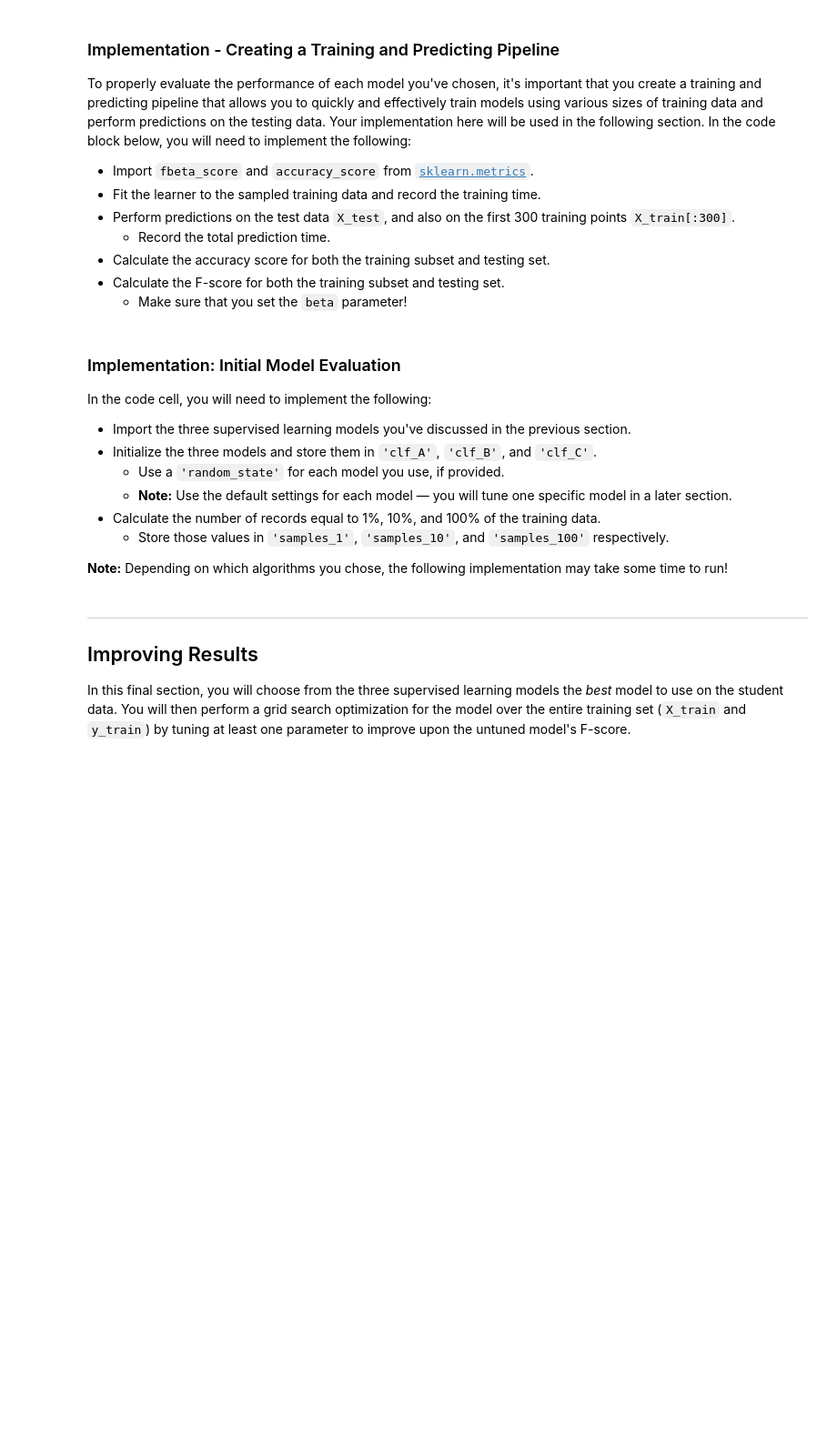
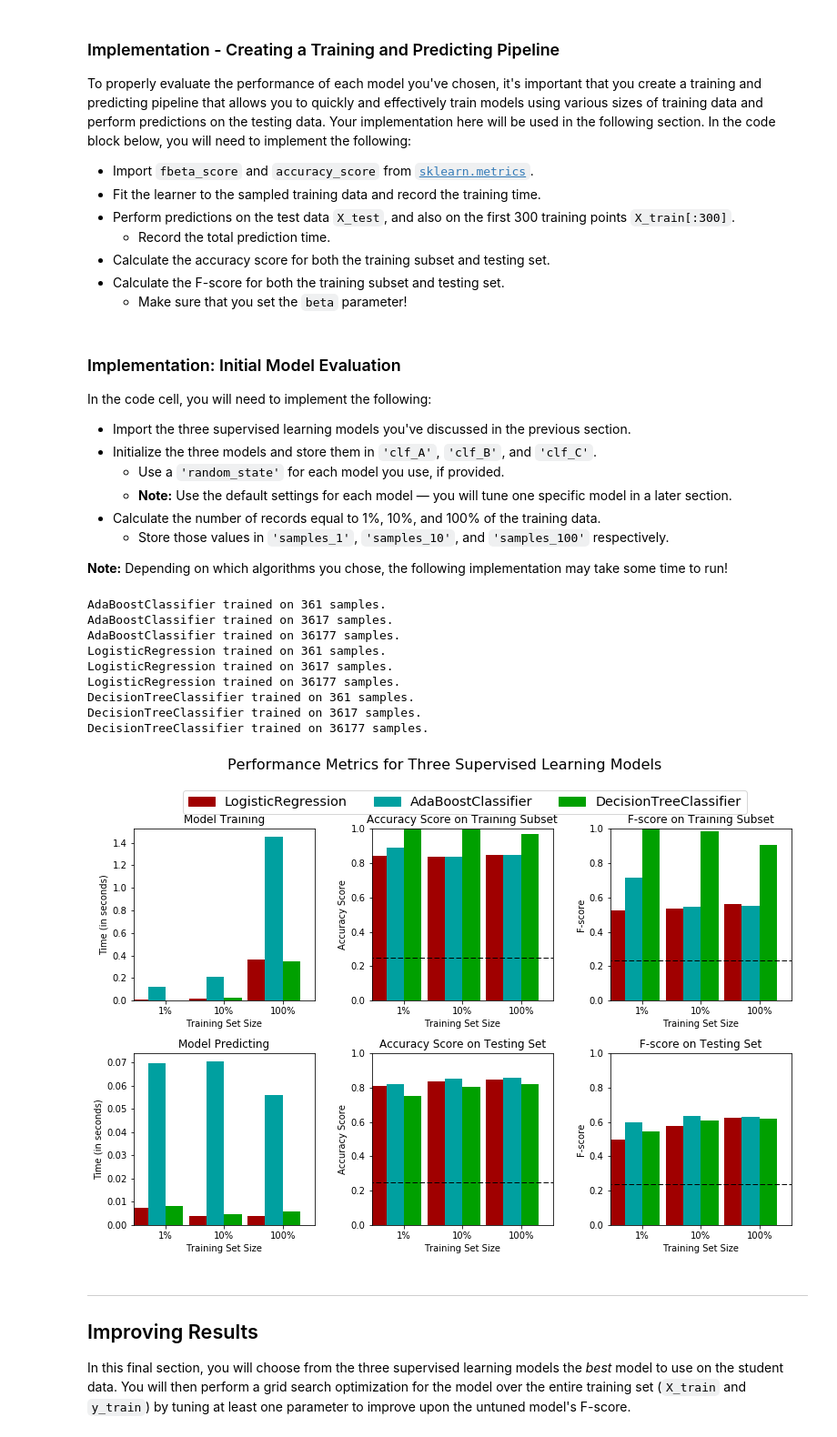
Before and after one commit to kawai92/finding_donors, a Jupyter notebook: finding_donors/finding_donors.ipynb, the cells around one changed output. Shown at 91% size. Drawn from its saved outputs; the diff is of its cells as text; code cells hidden in the pictures; blank space fills up the shorter version.

```diff
--- a/finding_donors/finding_donors.ipynb
+++ b/finding_donors/finding_donors.ipynb
@@ -169,7 +208,7 @@ Run the code cell below to perform this split.
 from sklearn.model_selection import train_test_split
 
 # Split the 'features' and 'income' data into training and testing sets
-X_train, X_test, y_train, y_test = train_test_split(features, income, test_size = 0.2, random_state = 0)
+X_train, X_test, y_train, y_test = train_test_split(features, income['>50K'], test_size = 0.2, random_state = 0)
 
 # Show the results of the split
 print "Training set has {} samples.".format(X_train.shape[0])
@@ -235,6 +299,8 @@ In the code block below, you will need to implement the following:
    - Make sure that you set the `beta` parameter!
 # %%
 # TODO: Import two metrics from sklearn - fbeta_score and accuracy_score
+from sklearn.metrics import fbeta_score
+from sklearn.metrics import accuracy_score
 
 def train_predict(learner, sample_size, X_train, y_train, X_test, y_test):
     '''
@@ -248,36 +314,35 @@ def train_predict(learner, sample_size, X_train, y_train, X_test, y_test):
     '''
 
     results = {}
-
     # TODO: Fit the learner to the training data using slicing with 'sample_size'
     start = time() # Get start time
-    learner = None
+    learner.fit(X_train[:sample_size], y_train[:sample_size])
     end = time() # Get end time
 
     # TODO: Calculate the training time
-    results['train_time'] = None
+    results['train_time'] = end - start
 
     # TODO: Get the predictions on the test set,
     #       then get predictions on the first 300 training samples
     start = time() # Get start time
-    predictions_test = None
-    predictions_train = None
+    predictions_test = learner.predict(X_test)
+    predictions_train = learner.predict(X_train[:300])
     end = time() # Get end time
 
     # TODO: Calculate the total prediction time
-    results['pred_time'] = None
+    results['pred_time'] = end - start
 
     # TODO: Compute accuracy on the first 300 training samples
-    results['acc_train'] = None
+    results['acc_train'] = accuracy_score(predictions_train, y_train[:300])
 
     # TODO: Compute accuracy on test set
-    results['acc_test'] = None
+    results['acc_test'] = accuracy_score(predictions_test, y_test)
 
     # TODO: Compute F-score on the the first 300 training samples
-    results['f_train'] = None
+    results['f_train'] = fbeta_score(predictions_train, y_train[:300], 0.5)
 
     # TODO: Compute F-score on the test set
-    results['f_test'] = None
+    results['f_test'] = fbeta_score(predictions_test, y_test, 0.5)
 
     # Success
     print "{} trained on {} samples.".format(learner.__class__.__name__, sample_size)
@@ -297,28 +362,42 @@ In the code cell, you will need to implement the following:
 **Note:** Depending on which algorithms you chose, the following implementation may take some time to run!
 # %%
 # TODO: Import the three supervised learning models from sklearn
-
+from sklearn.linear_model import LogisticRegression
+from sklearn.linear_model import SGDClassifier
+from sklearn.tree import DecisionTreeClassifier
+from sklearn.ensemble import AdaBoostClassifier
 # TODO: Initialize the three models
-clf_A = None
-clf_B = None
-clf_C = None
+clf_A = AdaBoostClassifier()
+clf_B = LogisticRegression()
+clf_C = DecisionTreeClassifier()
 
 # TODO: Calculate the number of samples for 1%, 10%, and 100% of the training data
-samples_1 = None
-samples_10 = None
-samples_100 = None
+samples_1 = int(0.01*X_train.shape[0])
+samples_10 = int(0.1*X_train.shape[0])
+samples_100 =int(X_train.shape[0])
 
 # Collect results on the learners
 results = {}
 for clf in [clf_A, clf_B, clf_C]:
     clf_name = clf.__class__.__name__
     results[clf_name] = {}
     for i, samples in enumerate([samples_1, samples_10, samples_100]):
         results[clf_name][i] = \
         train_predict(clf, samples, X_train, y_train, X_test, y_test)
 
 # Run metrics visualization for the three supervised learning models chosen
 vs.evaluate(results, accuracy, fscore)
+# %% [output]
+AdaBoostClassifier trained on 361 samples.
+AdaBoostClassifier trained on 3617 samples.
+AdaBoostClassifier trained on 36177 samples.
+LogisticRegression trained on 361 samples.
+LogisticRegression trained on 3617 samples.
+LogisticRegression trained on 36177 samples.
+DecisionTreeClassifier trained on 361 samples.
+DecisionTreeClassifier trained on 3617 samples.
+DecisionTreeClassifier trained on 36177 samples.
+[figure, added]
 # %% [markdown]
 ----
 ## Improving Results
```
Also changed, not shown: parts of 23 cells of this notebook.
